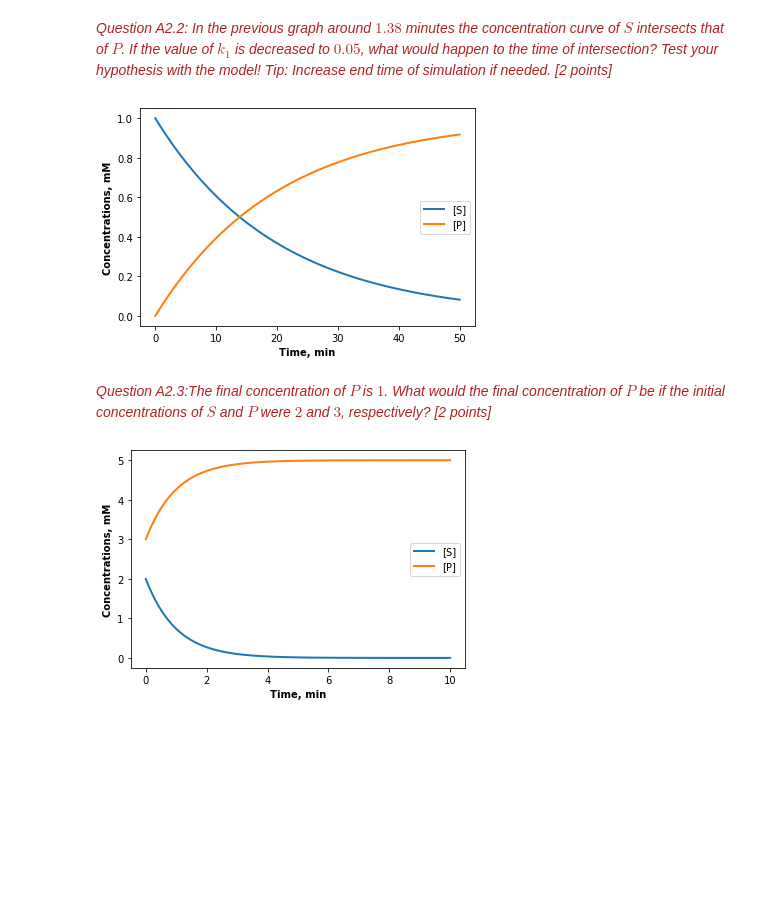
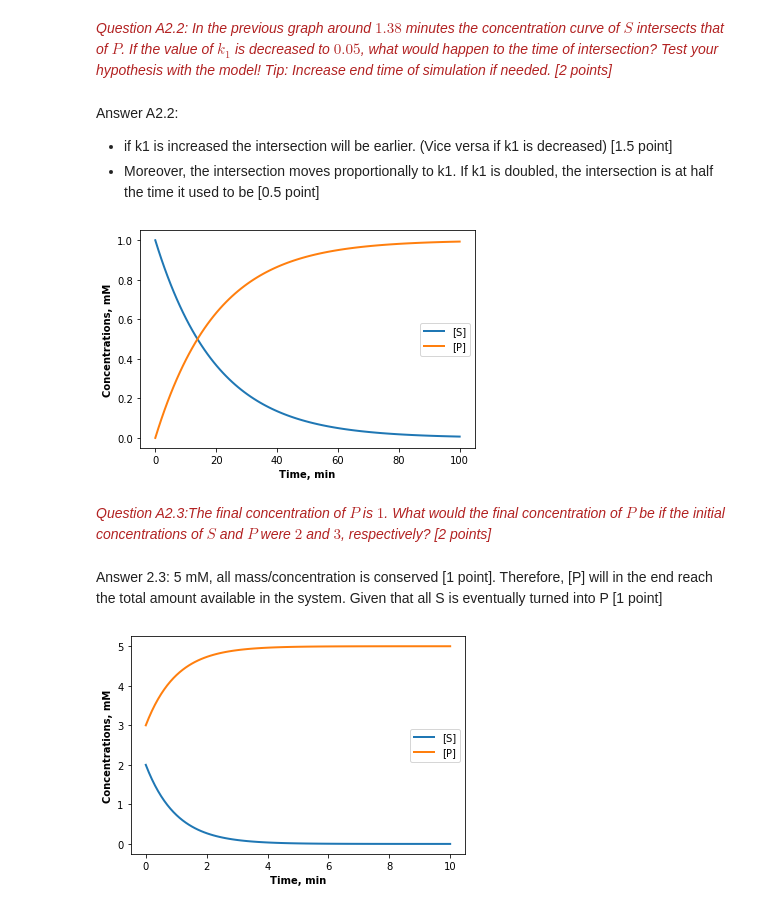
Before and after one commit to A2P2/Tools-of-Sys-Bio_RUG, a Jupyter notebook: 2020_Kinetic_modeling_in_Python_full.ipynb, the cells around one changed output. Cells and saved outputs as stored; diff of their text form; code cells hidden in the pictures; blank space fills up the shorter version.

```diff
--- a/2020_Kinetic_modeling_in_Python_full.ipynb
+++ b/2020_Kinetic_modeling_in_Python_full.ipynb
@@ -212,19 +216,25 @@ modelA2.plot(xtitle='Time, min',ytitle='Concentrations, mM')      #Plot the resu
 # %% [markdown]
 <font color='firebrick'><i>Question A2.2: In the previous graph  around $1.38$ minutes the concentration curve of $S$ intersects that of $P$. If the value of $k_1$ is decreased to $0.05$, what would happen to the time of intersection? Test your hypothesis with the model!  Tip: Increase end time of simulation if needed.
 [2 points]</i></font>
+# %% [markdown]
+Answer A2.2:
+- if k1 is increased the intersection will be earlier. (Vice versa if k1 is decreased) [1.5 point]
+- Moreover, the intersection moves proportionally to k1. If k1 is doubled, the intersection is at half the time it used to be [0.5 point]
 # %%
 #SIMULATE AND PLOT THE MODEL IN THE QUESTION A2.2 HERE.
 #FOLLOW THE SEQUENCE RESET - NEW PARAMETERS - SIMULATE - PLOT
 
 #Solution:
 modelA2.resetAll()
 modelA2.k1=0.05
-modelA2.simulate(start=0, end=50, points=100)
+modelA2.simulate(start=0, end=100, points=100)
 modelA2.plot(xtitle='Time, min',ytitle='Concentrations, mM')
 # %% [output]
-[figure, old version]
+[figure, new version]
 # %% [markdown]
 <font color='firebrick'><i>Question A2.3:The final concentration of $P$ is $1$. What would the final concentration of $P$ be if the initial concentrations of $S$ and $P$ were $2$ and $3$, respectively? [2 points]</i></font>
+# %% [markdown]
+Answer 2.3: 5 mM, all mass/concentration is conserved [1 point]. Therefore, [P] will in the end reach the total amount available in the system. Given that all S is eventually turned into P [1 point]
 # %%
 #SIMULATE AND PLOT THE MODEL IN THE QUESTION A2.3 HERE:
 #Solution:
```
Also changed, not shown: parts of 21 cells of this notebook.
